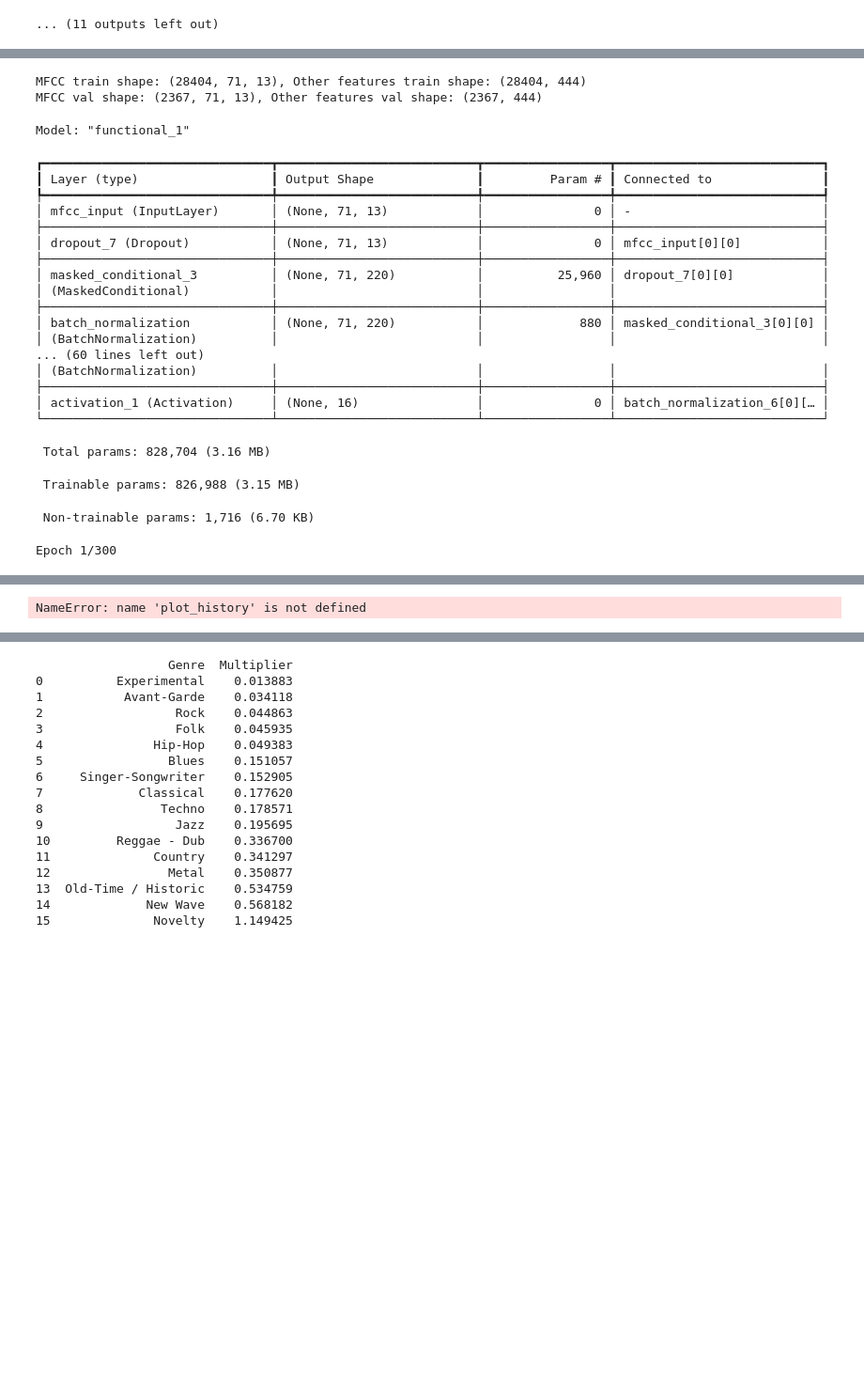
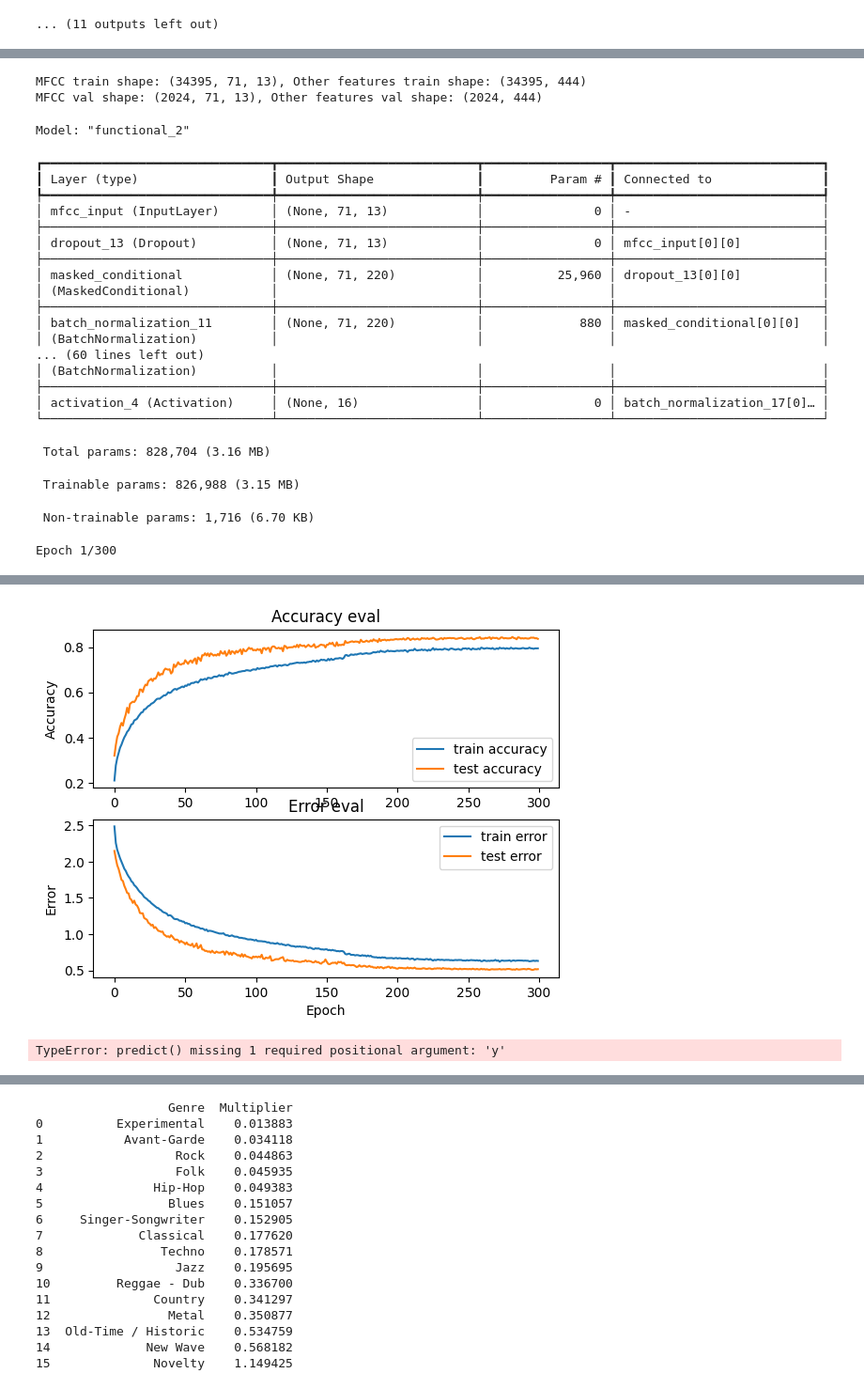
Before and after one commit to hassanjaber7/Music-Genre-Classification, a Jupyter notebook: CNN-PRCNN-MCLNN.ipynb, the cells around one changed output, grey strips where cells are left out. Shown at 94% size. Saved outputs shown, nothing was run; the diff lists cells and outputs as text; code cells hidden in the pictures; blank space fills up the shorter version.

```diff
--- a/CNN-PRCNN-MCLNN.ipynb
+++ b/CNN-PRCNN-MCLNN.ipynb
@@ -1136,7 +1226,7 @@ def build_parallel_model(mfcc_shape, other_features_dim, num_classes=16):
 if __name__ == "__main__":
     # Prepare datasets (now returns both MFCC and other features)
     (X_mfcc_train, X_other_train), (X_mfcc_val, X_other_val), \
-    (X_mfcc_test, X_other_test), y_train, y_val, y_test = prepare_datasets(0.25, 0.2)
+    (X_mfcc_test, X_other_test), y_train, y_val, y_test = prepare_datasets(0.15, 0.15)
 
     # Squeeze the last dimension if it's 1 (remove unnecessary channels dimension)
     X_mfcc_train = X_mfcc_train.squeeze(-1)
@@ -1178,25 +1268,25 @@ if __name__ == "__main__":
     y_to_predict = y_test[100]
     predict(model, [X_mfcc_to_predict, X_other_to_predict], y_to_predict)
 # %% [output]
-MFCC train shape: (28404, 71, 13), Other features train shape: (28404, 444)
-MFCC val shape: (2367, 71, 13), Other features val shape: (2367, 444)
+MFCC train shape: (34395, 71, 13), Other features train shape: (34395, 444)
+MFCC val shape: (2024, 71, 13), Other features val shape: (2024, 444)
-Model: "functional_1"
+Model: "functional_2"
 ┏━━━━━━━━━━━━━━━━━━━━━━━━━━━━━━━┳━━━━━━━━━━━━━━━━━━━━━━━━━━━┳━━━━━━━━━━━━━━━━━┳━━━━━━━━━━━━━━━━━━━━━━━━━━━━┓
 ┃ Layer (type)                  ┃ Output Shape              ┃         Param # ┃ Connected to               ┃
 ┡━━━━━━━━━━━━━━━━━━━━━━━━━━━━━━━╇━━━━━━━━━━━━━━━━━━━━━━━━━━━╇━━━━━━━━━━━━━━━━━╇━━━━━━━━━━━━━━━━━━━━━━━━━━━━┩
 │ mfcc_input (InputLayer)       │ (None, 71, 13)            │               0 │ -                          │
 ├───────────────────────────────┼───────────────────────────┼─────────────────┼────────────────────────────┤
-│ dropout_7 (Dropout)           │ (None, 71, 13)            │               0 │ mfcc_input[0][0]           │
+│ dropout_13 (Dropout)          │ (None, 71, 13)            │               0 │ mfcc_input[0][0]           │
 ├───────────────────────────────┼───────────────────────────┼─────────────────┼────────────────────────────┤
-│ masked_conditional_3          │ (None, 71, 220)           │          25,960 │ dropout_7[0][0]            │
+│ masked_conditional            │ (None, 71, 220)           │          25,960 │ dropout_13[0][0]           │
 │ (MaskedConditional)           │                           │                 │                            │
 ├───────────────────────────────┼───────────────────────────┼─────────────────┼────────────────────────────┤
-│ batch_normalization           │ (None, 71, 220)           │             880 │ masked_conditional_3[0][0] │
+│ batch_normalization_11        │ (None, 71, 220)           │             880 │ masked_conditional[0][0]   │
 │ (BatchNormalization)          │                           │                 │                            │
 ... (60 lines left out)
 │ (BatchNormalization)          │                           │                 │                            │
 ├───────────────────────────────┼───────────────────────────┼─────────────────┼────────────────────────────┤
-│ activation_1 (Activation)     │ (None, 16)                │               0 │ batch_normalization_6[0][… │
+│ activation_4 (Activation)     │ (None, 16)                │               0 │ batch_normalization_17[0]… │
 └───────────────────────────────┴───────────────────────────┴─────────────────┴────────────────────────────┘
  Total params: 828,704 (3.16 MB)
  Trainable params: 826,988 (3.15 MB)
@@ -1222,4 +1312,5 @@ Test accuracy: 0.8245880603790283
+[figure, added]
-NameError: name 'plot_history' is not defined
+TypeError: predict() missing 1 required positional argument: 'y'
 # %%
 import json
 import numpy as np
```
Also changed, not shown: parts of 8 cells of this notebook.
